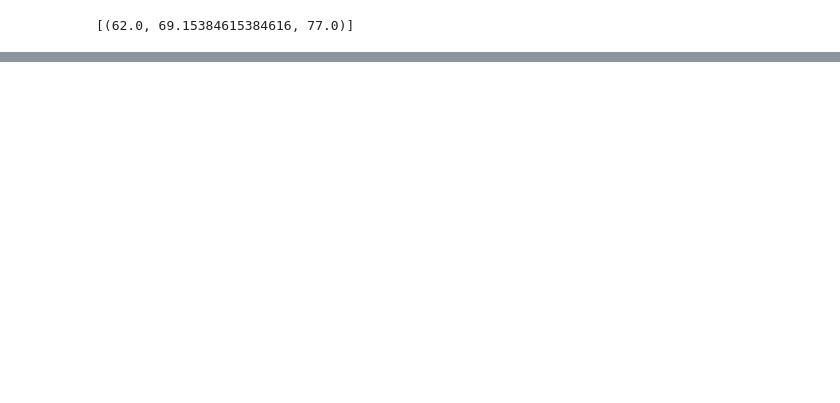
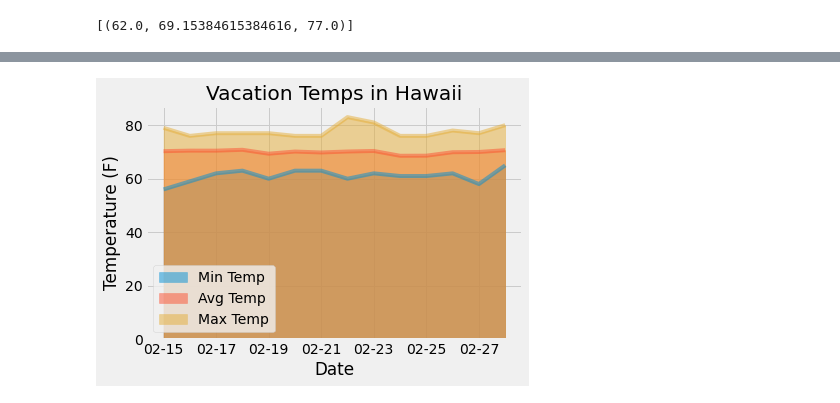
Before and after one commit to JasonAlfred/sqlalchemy-challenge, a Jupyter notebook: climate_starter.ipynb, the cells around one changed output, grey strips where cells are left out. Saved outputs shown, nothing was run; the diff lists cells and outputs as text; code cells hidden in the pictures; blank space fills up the shorter version.

```diff
--- a/climate_starter.ipynb
+++ b/climate_starter.ipynb
@@ -63,7 +66,6 @@ Station = Base.classes.station
 #test to see if connection works
 
 session = Session(engine)
-testQuery = session.query(Station).all()
-for i in range(0,5):
-    print(testQuery[i].id, testQuery[i].station, testQuery[i].name)
+testQuery = session.query(Station.name).all()
+testQuery
 # %% [output]
@@ -250,11 +311,28 @@ daily_normals("01-01")
 # push each tuple of calculations into a list called `normals`
 
 # Set the start and end date of the trip
+start_date = '2018-02-15'
+end_date = '2018-02-28'
 
 # Use the start and end date to create a range of dates
+date_list = pd.date_range(start_date,end_date).tolist()
+ser = pd.Series(date_list)
 
 # Stip off the year and save a list of %m-%d strings
+day_list = []
+for i in range(0, len(ser)):
+    day_list.append(f'{ser.dt.month[i]:02d}-{ser.dt.day[i]:02d}')
 
+# day_list
 # Loop through the list of %m-%d strings and calculate the normals for each date
+normals_dict = []
+for date in day_list:
+    norms = daily_normals(date)
+    normals_dict.append({'date': date, 'Min Temp': norms[0][0],
+                        'Avg Temp': norms[0][1],
+                         'Max Temp': norms[0][2]})
 # %%
 # Load the previous query results into a Pandas DataFrame and add the `trip_dates` range as the `date` index
+normals_df = pd.DataFrame(normals_dict)
+normals_df = normals_df.set_index('date')
+normals_df
@@ -261,2 +356,8 @@ daily_normals("01-01")
 # %%
 # Plot the daily normals as an area plot with `stacked=False`
+ax = normals_df.plot.area(stacked=False, title="Vacation Temps in Hawaii")
+ax.set_xlabel("Date")
+ax.set_ylabel("Temperature (F)")
+plt.show()
+# %% [output]
+[figure, added]
```
Also changed, not shown: parts of 18 cells of this notebook, 3 other files.
